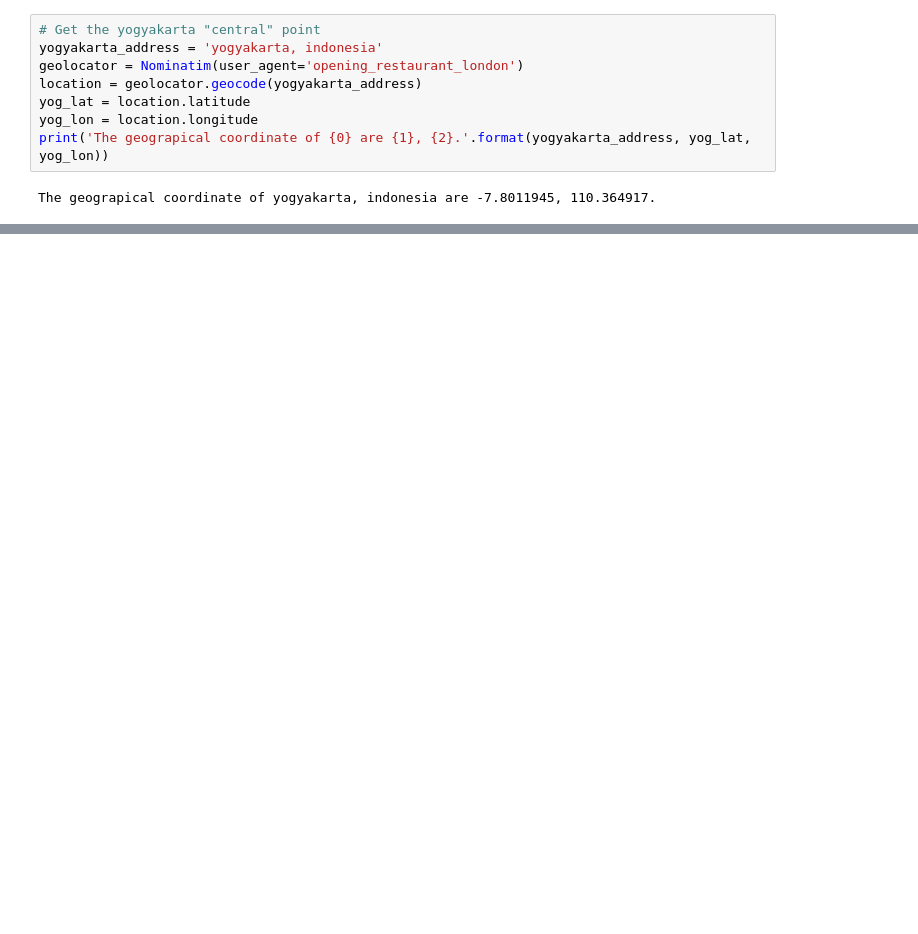
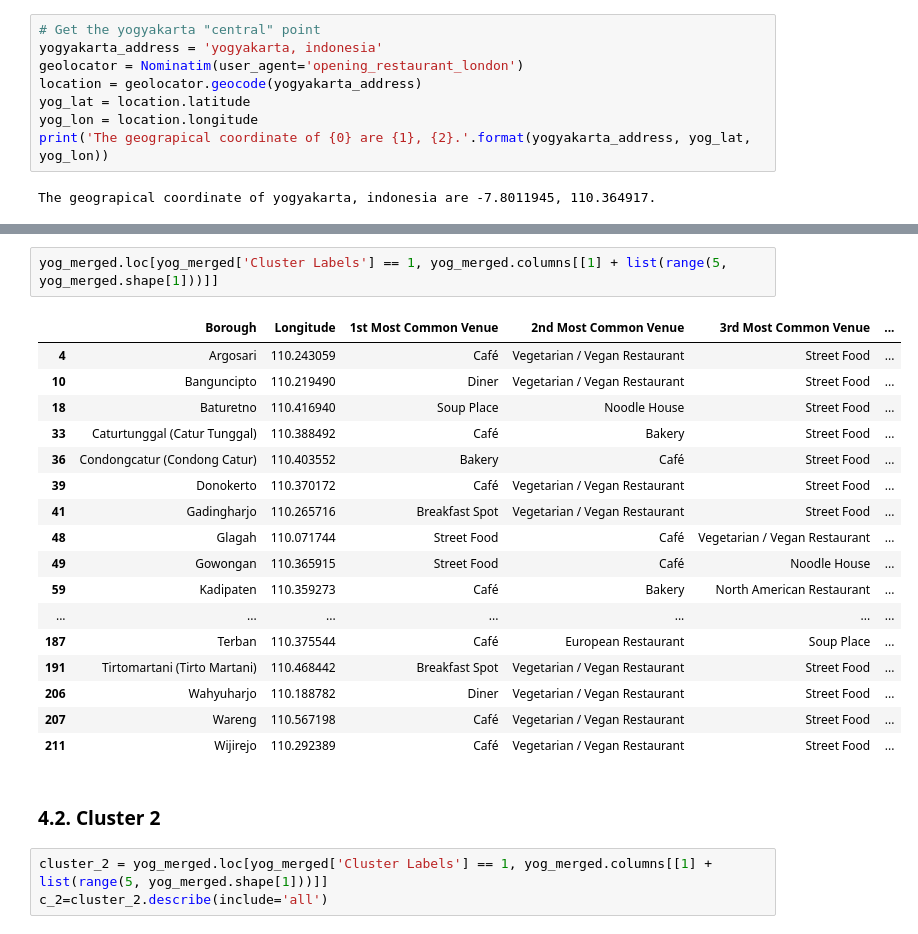
Before and after one commit to ouliaopl/Coursera_Capstone, a Jupyter notebook: Battle of Neighborhood.ipynb, the cells around one changed output, grey strips where cells are left out. Cells and saved outputs as stored; diff of their text form; blank space fills up the shorter version.

```diff
--- a/Battle of Neighborhood.ipynb
+++ b/Battle of Neighborhood.ipynb
@@ -193,0 +906,25 @@ yog_map
+# %%
+yog_merged.loc[yog_merged['Cluster Labels'] == 1, yog_merged.columns[[1] + list(range(5, yog_merged.shape[1]))]]
+# %% [output]
+|  | Borough | Longitude | 1st Most Common Venue | 2nd Most Common Venue | 3rd Most Common Venue | ... |
+| 4 | Argosari | 110.243059 | Café | Vegetarian / Vegan Restaurant | Street Food | ... |
+| 10 | Banguncipto | 110.219490 | Diner | Vegetarian / Vegan Restaurant | Street Food | ... |
+| 18 | Baturetno | 110.416940 | Soup Place | Noodle House | Street Food | ... |
+| 33 | Caturtunggal (Catur Tunggal) | 110.388492 | Café | Bakery | Street Food | ... |
+| 36 | Condongcatur (Condong Catur) | 110.403552 | Bakery | Café | Street Food | ... |
+| 39 | Donokerto | 110.370172 | Café | Vegetarian / Vegan Restaurant | Street Food | ... |
+| 41 | Gadingharjo | 110.265716 | Breakfast Spot | Vegetarian / Vegan Restaurant | Street Food | ... |
+| 48 | Glagah | 110.071744 | Street Food | Café | Vegetarian / Vegan Restaurant | ... |
+| 49 | Gowongan | 110.365915 | Street Food | Café | Noodle House | ... |
+| 59 | Kadipaten | 110.359273 | Café | Bakery | North American Restaurant | ... |
+| ... | ... | ... | ... | ... | ... | ... |
+| 187 | Terban | 110.375544 | Café | European Restaurant | Soup Place | ... |
+| 191 | Tirtomartani (Tirto Martani) | 110.468442 | Breakfast Spot | Vegetarian / Vegan Restaurant | Street Food | ... |
+| 206 | Wahyuharjo | 110.188782 | Diner | Vegetarian / Vegan Restaurant | Street Food | ... |
+| 207 | Wareng | 110.567198 | Café | Vegetarian / Vegan Restaurant | Street Food | ... |
+| 211 | Wijirejo | 110.292389 | Café | Vegetarian / Vegan Restaurant | Street Food | ... |
+# %% [markdown]
+### 4.2. Cluster 2
+# %%
+cluster_2 = yog_merged.loc[yog_merged['Cluster Labels'] == 1, yog_merged.columns[[1] + list(range(5, yog_merged.shape[1]))]]
+c_2=cluster_2.describe(include='all')
```
Also changed, not shown: parts of 112 cells of this notebook.
